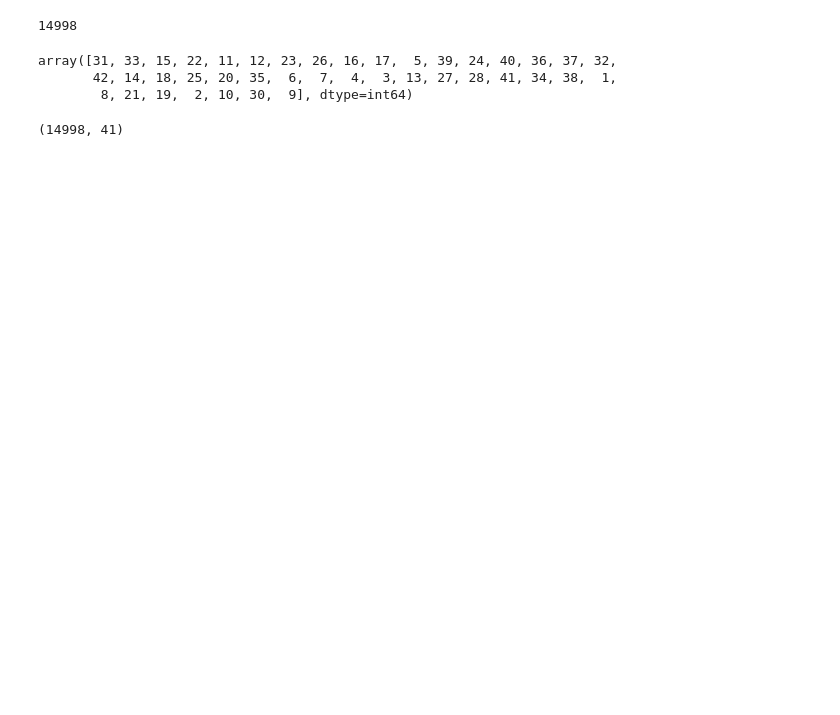
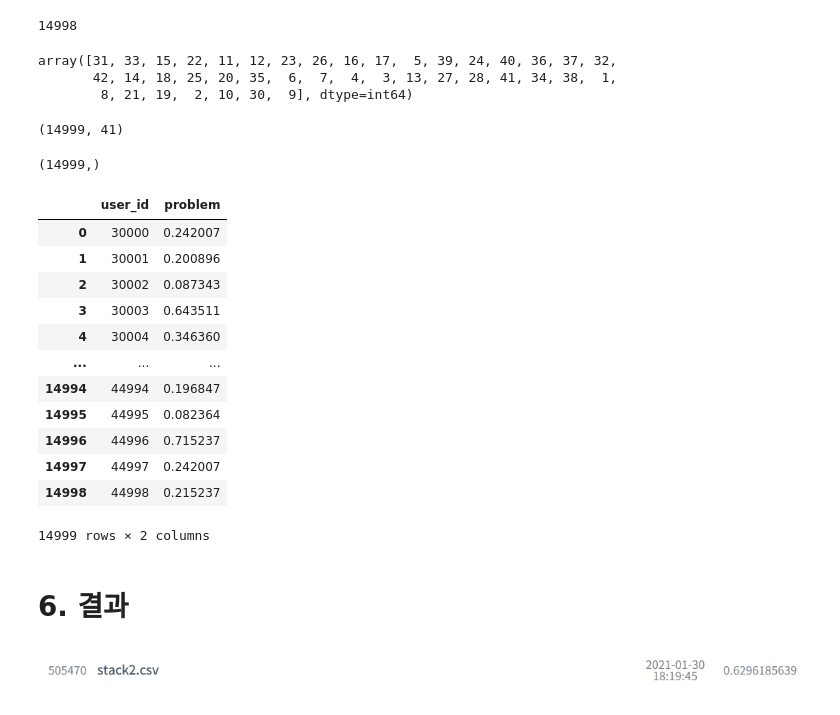
Before and after one commit to castleroad95/System-error-AI-competition, a Jupyter notebook: protesting_prediction.ipynb, the cells around one changed output. Saved outputs shown, nothing was run; the diff lists cells and outputs as text; code cells hidden in the pictures; blank space fills up the shorter version.

Commit message:
1차 stack을 활용한 예측 결과

```diff
--- a/protesting_prediction.ipynb
+++ b/protesting_prediction.ipynb
@@ -1010,3 +1063,9 @@ Data columns (total 6 columns):
  5   errcode   object
 dtypes: int64(3), object(3)
 memory usage: 756.8+ MB
+# %%
+# user_id 43262가 존재하지 않음
+
+for i in range(30000,44998):
+    if i not in f_test.user_id.unique():
+        print(i)
@@ -1013,5 +1074,6 @@ memory usage: 756.8+ MB
 # %%
-len(f_test.user_id.unique())
+TOTAL_TEST_USER=len(f_test.user_id.unique())
+TOTAL_TEST_USER
 # %% [output]
 14998
 # %%
@@ -1040,8 +1102,52 @@ for i in range(1,len(f_test)):
             test_tmp[f_test.errtype.values[i]-2]+=1
 
 test_errtype_feature.append(test_tmp)
+# %%
+# 비어있는 user_id에 0list로 대체
+test_errtype_feature.insert(13261,[0]*41)
 # %%
 r_test_feature=np.array(test_errtype_feature)
 r_test_feature.shape
 # %% [output]
-(14998, 41)
+(14999, 41)
+# %%
+test_prob2=stack2.predict_proba(r_test_feature)
+
+def make_prob(models):
+    prob=[]
+    for i in range(TOTAL_TEST_USER+1):
+        prob.append(models[i][1])
+
+    ans_prob=np.array(prob).reshape(-1)
+
+    return ans_prob
+
+ans=make_prob(test_prob2)
+# %%
+ans.shape
+# %% [output]
+(14999,)
+# %%
+sample_submssion = pd.read_csv(PATH+'sample_submission.csv')
+
+sample_submssion['problem'] = ans
+sample_submssion.to_csv("stack2.csv", index = False)
+sample_submssion
+# %% [output]
+|  | user_id | problem |
+| 0 | 30000 | 0.242007 |
+| 1 | 30001 | 0.200896 |
+| 2 | 30002 | 0.087343 |
+| 3 | 30003 | 0.643511 |
+| 4 | 30004 | 0.346360 |
+| ... | ... | ... |
+| 14994 | 44994 | 0.196847 |
+| 14995 | 44995 | 0.082364 |
+| 14996 | 44996 | 0.715237 |
+| 14997 | 44997 | 0.242007 |
+| 14998 | 44998 | 0.215237 |
+14999 rows × 2 columns
+# %% [markdown]
+# 6. 결과
+# %% [markdown]
+![image.png](attachment:image.png)
```
Also changed, not shown: parts of 8 cells of this notebook.
